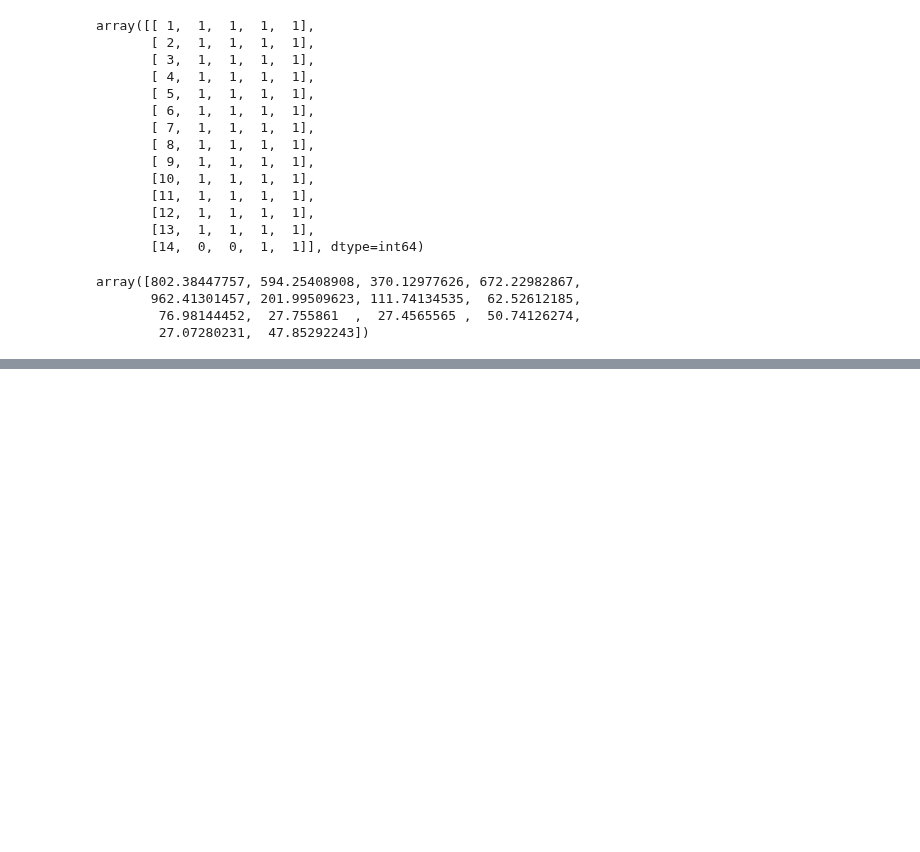
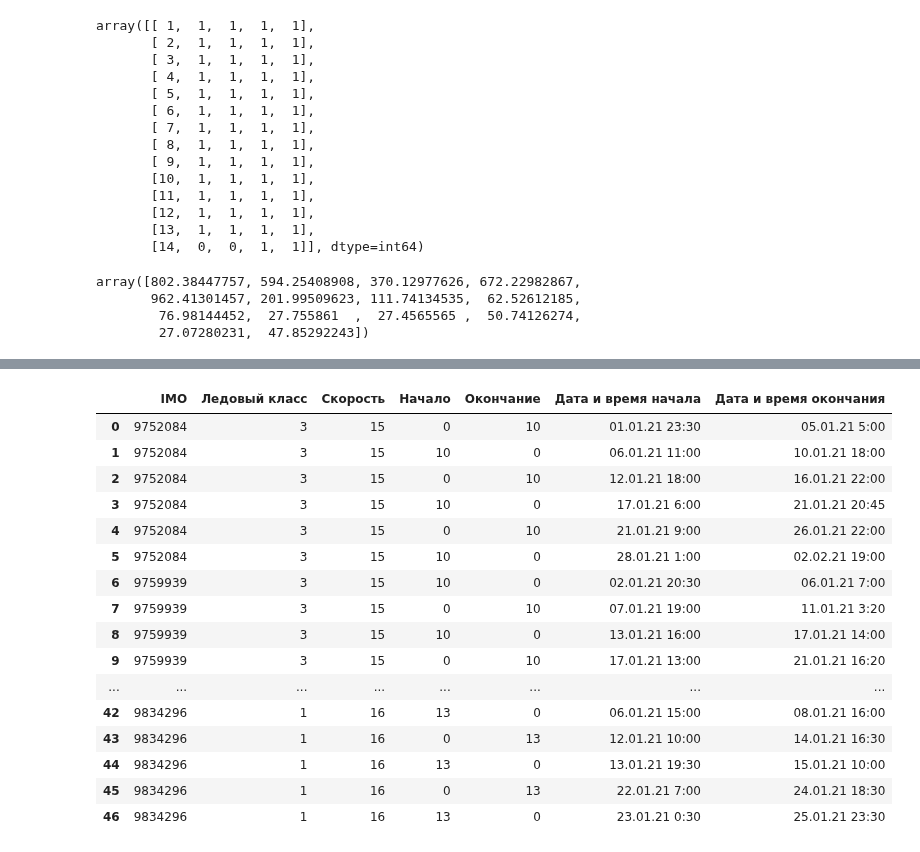
Before and after one commit to sudo-odner/hack-08-09-23, a Jupyter notebook: polina.ipynb, the cells around one changed output, grey strips where cells are left out. Saved outputs shown, nothing was run; the diff lists cells and outputs as text; code cells hidden in the pictures; blank space fills up the shorter version.

```diff
--- a/polina.ipynb
+++ b/polina.ipynb
@@ -234,0 +232,58 @@ dist_of_ways[0]/9
+# %%
+'''
+Тег в таблице и индекс точки в нашем графе
+точка в Баренцевом море - 0
+Сабетта 1 - 13
+Сабетта 2 - 12
+Сабетта 3 - 10
+'''
+
+df_applications.loc[df_applications['Начало'] == "точка в Баренцевом море", 'Начало'] = 0
+df_applications.loc[df_applications['Начало'] == "точка в Баренцевом море ", 'Начало'] = 0
+df_applications.loc[df_applications['Начало'] == "Сабетта 1", 'Начало'] = 13
+df_applications.loc[df_applications['Начало'] == "Сабетта 2", 'Начало'] = 12
+df_applications.loc[df_applications['Начало'] == "Сабетта 3", 'Начало'] = 10
+df_applications.loc[df_applications['Начало'] == "Сабетта 1 ", 'Начало'] = 13
+df_applications.loc[df_applications['Начало'] == "Сабетта 2 ", 'Начало'] = 12
+df_applications.loc[df_applications['Начало'] == "Сабетта 3 ", 'Начало'] = 10
+df_applications.loc[df_applications['Начало'] == "Саббета 1", 'Начало'] = 13
+df_applications.loc[df_applications['Начало'] == "Саббета 2", 'Начало'] = 12
+df_applications.loc[df_applications['Начало'] == "Саббета 3", 'Начало'] = 10
+df_applications.loc[df_applications['Начало'] == "Саббета 1 ", 'Начало'] = 13
+df_applications.loc[df_applications['Начало'] == "Саббета 2 ", 'Начало'] = 12
+df_applications.loc[df_applications['Начало'] == "Саббета 3 ", 'Начало'] = 10
+
+df_applications.loc[df_applications['Окончание'] == "точка в Баренцевом море", 'Окончание'] = 0
+df_applications.loc[df_applications['Окончание'] == "точка в Баренцевом море ", 'Окончание'] = 0
+df_applications.loc[df_applications['Окончание'] == "Сабетта 1", 'Окончание'] = 13
+df_applications.loc[df_applications['Окончание'] == "Сабетта 2", 'Окончание'] = 12
+df_applications.loc[df_applications['Окончание'] == "Сабетта 3", 'Окончание'] = 10
+df_applications.loc[df_applications['Окончание'] == "Сабетта 1 ", 'Окончание'] = 13
+df_applications.loc[df_applications['Окончание'] == "Сабетта 2 ", 'Окончание'] = 12
+df_applications.loc[df_applications['Окончание'] == "Сабетта 3 ", 'Окончание'] = 10
+df_applications.loc[df_applications['Окончание'] == "Саббета 1", 'Окончание'] = 13
+df_applications.loc[df_applications['Окончание'] == "Саббета 2", 'Окончание'] = 12
+df_applications.loc[df_applications['Окончание'] == "Саббета 3", 'Окончание'] = 10
+df_applications.loc[df_applications['Окончание'] == "Саббета 1 ", 'Окончание'] = 13
+df_applications.loc[df_applications['Окончание'] == "Саббета 2 ", 'Окончание'] = 12
+df_applications.loc[df_applications['Окончание'] == "Саббета 3 ", 'Окончание'] = 10
+# %%
+df_applications
+# %% [output]
+|  | IMO | Ледовый класс | Скорость | Начало | Окончание | Дата и время начала | Дата и время окончания |
+| 0 | 9752084 | 3 | 15 | 0 | 10 | 01.01.21 23:30 | 05.01.21 5:00 |
+| 1 | 9752084 | 3 | 15 | 10 | 0 | 06.01.21 11:00 | 10.01.21 18:00 |
+| 2 | 9752084 | 3 | 15 | 0 | 10 | 12.01.21 18:00 | 16.01.21 22:00 |
+| 3 | 9752084 | 3 | 15 | 10 | 0 | 17.01.21 6:00 | 21.01.21 20:45 |
+| 4 | 9752084 | 3 | 15 | 0 | 10 | 21.01.21 9:00 | 26.01.21 22:00 |
+| 5 | 9752084 | 3 | 15 | 10 | 0 | 28.01.21 1:00 | 02.02.21 19:00 |
+| 6 | 9759939 | 3 | 15 | 10 | 0 | 02.01.21 20:30 | 06.01.21 7:00 |
+| 7 | 9759939 | 3 | 15 | 0 | 10 | 07.01.21 19:00 | 11.01.21 3:20 |
+| 8 | 9759939 | 3 | 15 | 10 | 0 | 13.01.21 16:00 | 17.01.21 14:00 |
+| 9 | 9759939 | 3 | 15 | 0 | 10 | 17.01.21 13:00 | 21.01.21 16:20 |
+| ... | ... | ... | ... | ... | ... | ... | ... |
+| 42 | 9834296 | 1 | 16 | 13 | 0 | 06.01.21 15:00 | 08.01.21 16:00 |
+| 43 | 9834296 | 1 | 16 | 0 | 13 | 12.01.21 10:00 | 14.01.21 16:30 |
+| 44 | 9834296 | 1 | 16 | 13 | 0 | 13.01.21 19:30 | 15.01.21 10:00 |
+| 45 | 9834296 | 1 | 16 | 0 | 13 | 22.01.21 7:00 | 24.01.21 18:30 |
+| 46 | 9834296 | 1 | 16 | 13 | 0 | 23.01.21 0:30 | 25.01.21 23:30 |
```
Also changed, not shown: parts of 23 cells of this notebook.
